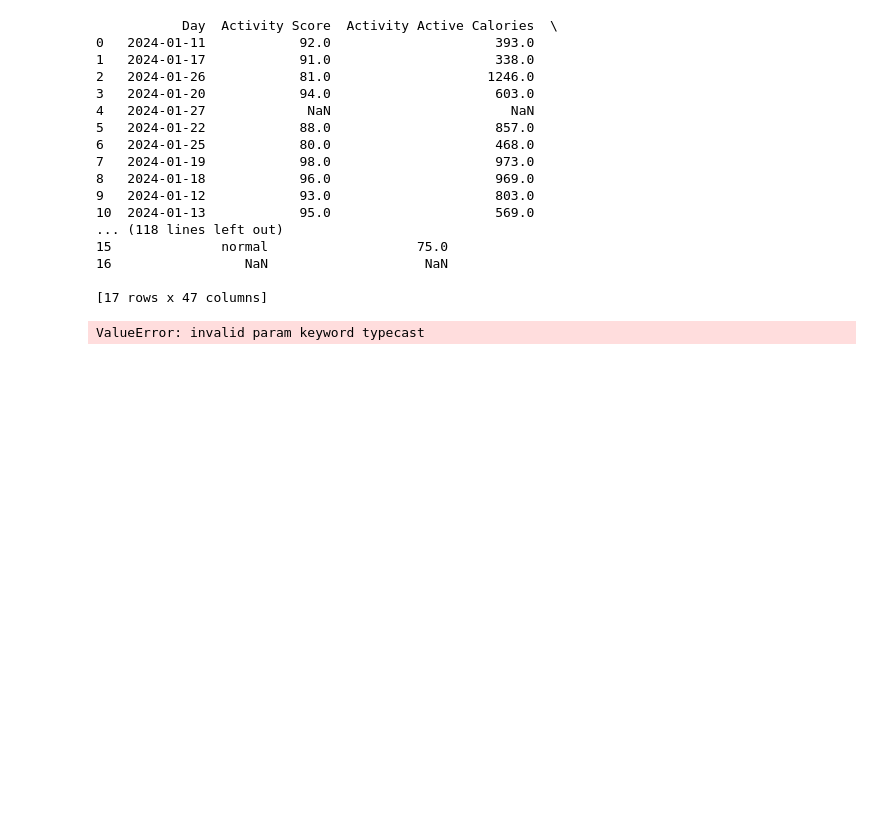
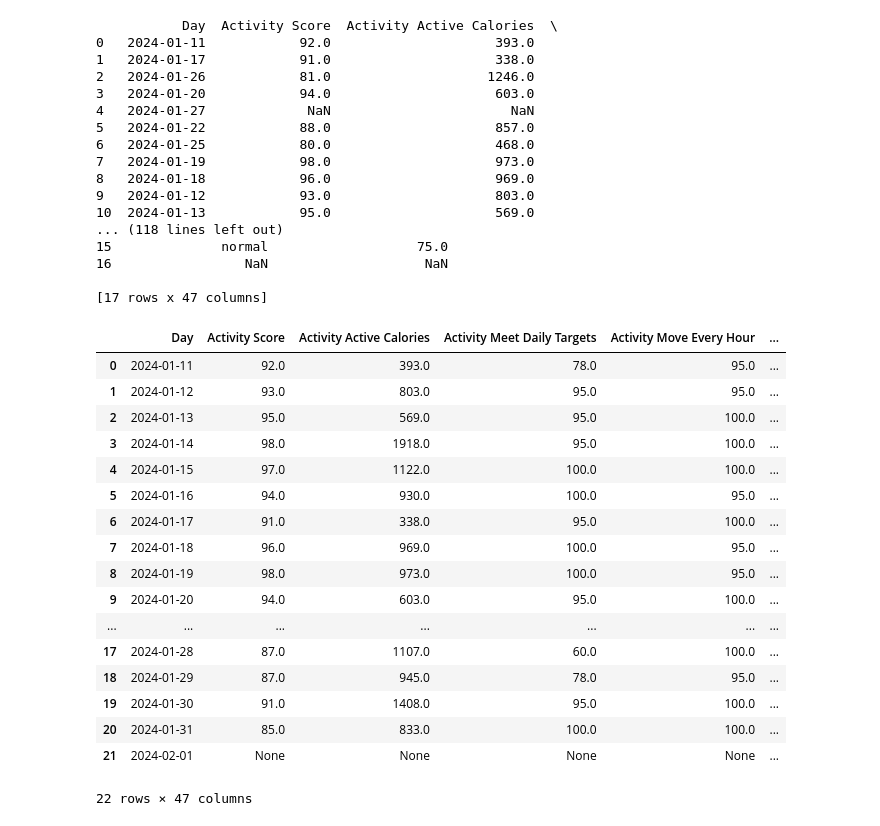
Before and after one commit to dm4th/fast, a Jupyter notebook: airtable-projects/airtable_testing.ipynb, the cells around one changed output. Drawn from its saved outputs; the diff is of its cells as text; code cells hidden in the pictures; blank space fills up the shorter version.

```diff
--- a/airtable-projects/airtable_testing.ipynb
+++ b/airtable-projects/airtable_testing.ipynb
@@ -251,7 +302,24 @@ print(daily_oura_airtable.get_data())
 # %%
 df_reset = df.reset_index()
 df_reset['Day'] = df_reset['Day'].apply(lambda x: x.strftime('%Y-%m-%d'))  # Convert date to string
 df_reset = df_reset.replace([np.inf, -np.inf, np.nan], None) # Replace inf and nan with None
-daily_oura_airtable.upsert_data(df_reset, id_field='Day')
+df_reset
 # %% [output]
+|  | Day | Activity Score | Activity Active Calories | Activity Meet Daily Targets | Activity Move Every Hour | ... |
+| 0 | 2024-01-11 | 92.0 | 393.0 | 78.0 | 95.0 | ... |
+| 1 | 2024-01-12 | 93.0 | 803.0 | 95.0 | 95.0 | ... |
+| 2 | 2024-01-13 | 95.0 | 569.0 | 95.0 | 100.0 | ... |
+| 3 | 2024-01-14 | 98.0 | 1918.0 | 95.0 | 100.0 | ... |
+| 4 | 2024-01-15 | 97.0 | 1122.0 | 100.0 | 100.0 | ... |
+| 5 | 2024-01-16 | 94.0 | 930.0 | 100.0 | 95.0 | ... |
+| 6 | 2024-01-17 | 91.0 | 338.0 | 95.0 | 100.0 | ... |
+| 7 | 2024-01-18 | 96.0 | 969.0 | 100.0 | 95.0 | ... |
+| 8 | 2024-01-19 | 98.0 | 973.0 | 100.0 | 95.0 | ... |
+| 9 | 2024-01-20 | 94.0 | 603.0 | 95.0 | 100.0 | ... |
+| ... | ... | ... | ... | ... | ... | ... |
+| 17 | 2024-01-28 | 87.0 | 1107.0 | 60.0 | 100.0 | ... |
+| 18 | 2024-01-29 | 87.0 | 945.0 | 78.0 | 95.0 | ... |
+| 19 | 2024-01-30 | 91.0 | 1408.0 | 95.0 | 100.0 | ... |
+| 20 | 2024-01-31 | 85.0 | 833.0 | 100.0 | 100.0 | ... |
+| 21 | 2024-02-01 | None | None | None | None | ... |
-ValueError: invalid param keyword typecast
+22 rows × 47 columns
```
Also changed, not shown: parts of 6 cells of this notebook, 2 other files.
